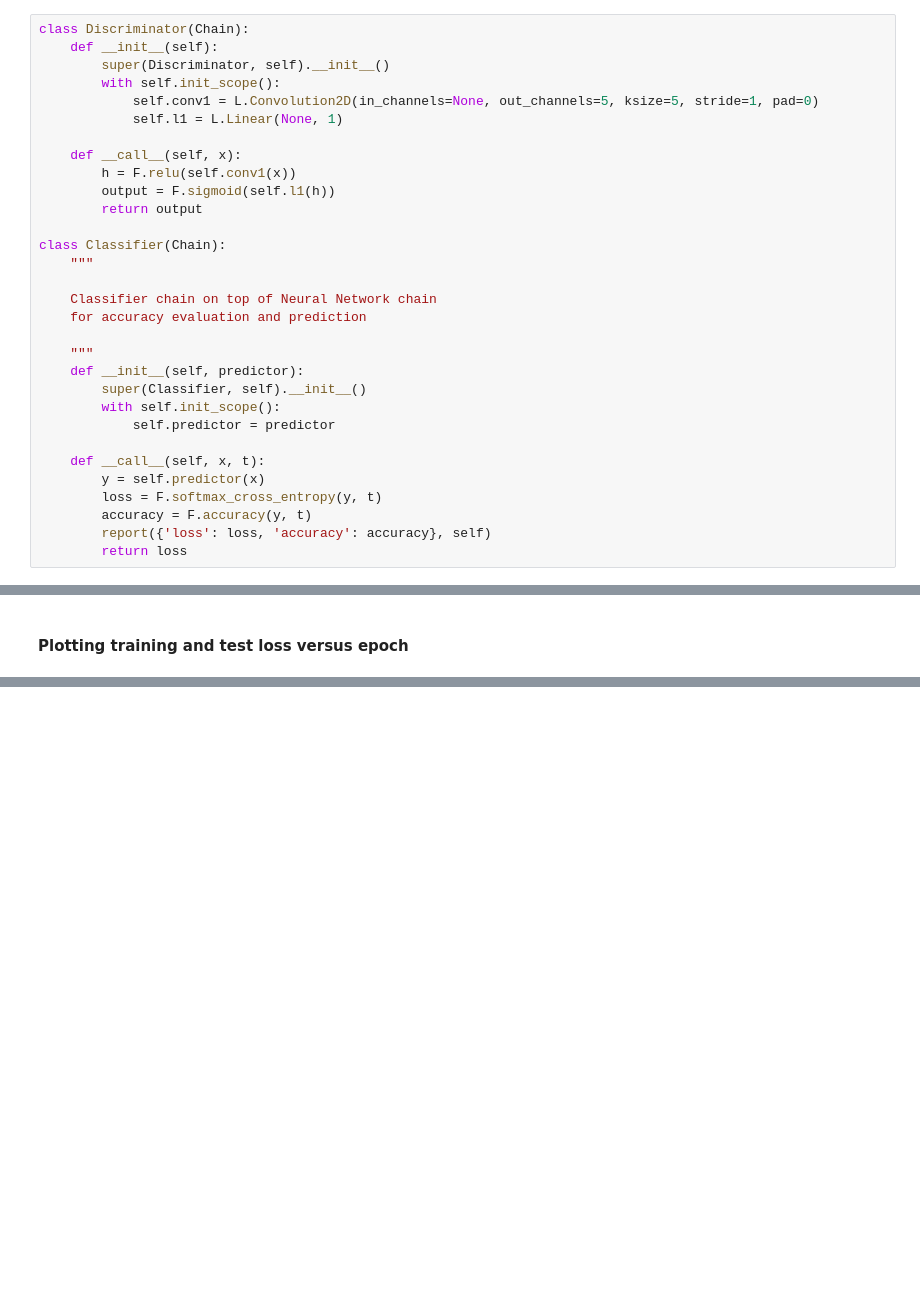
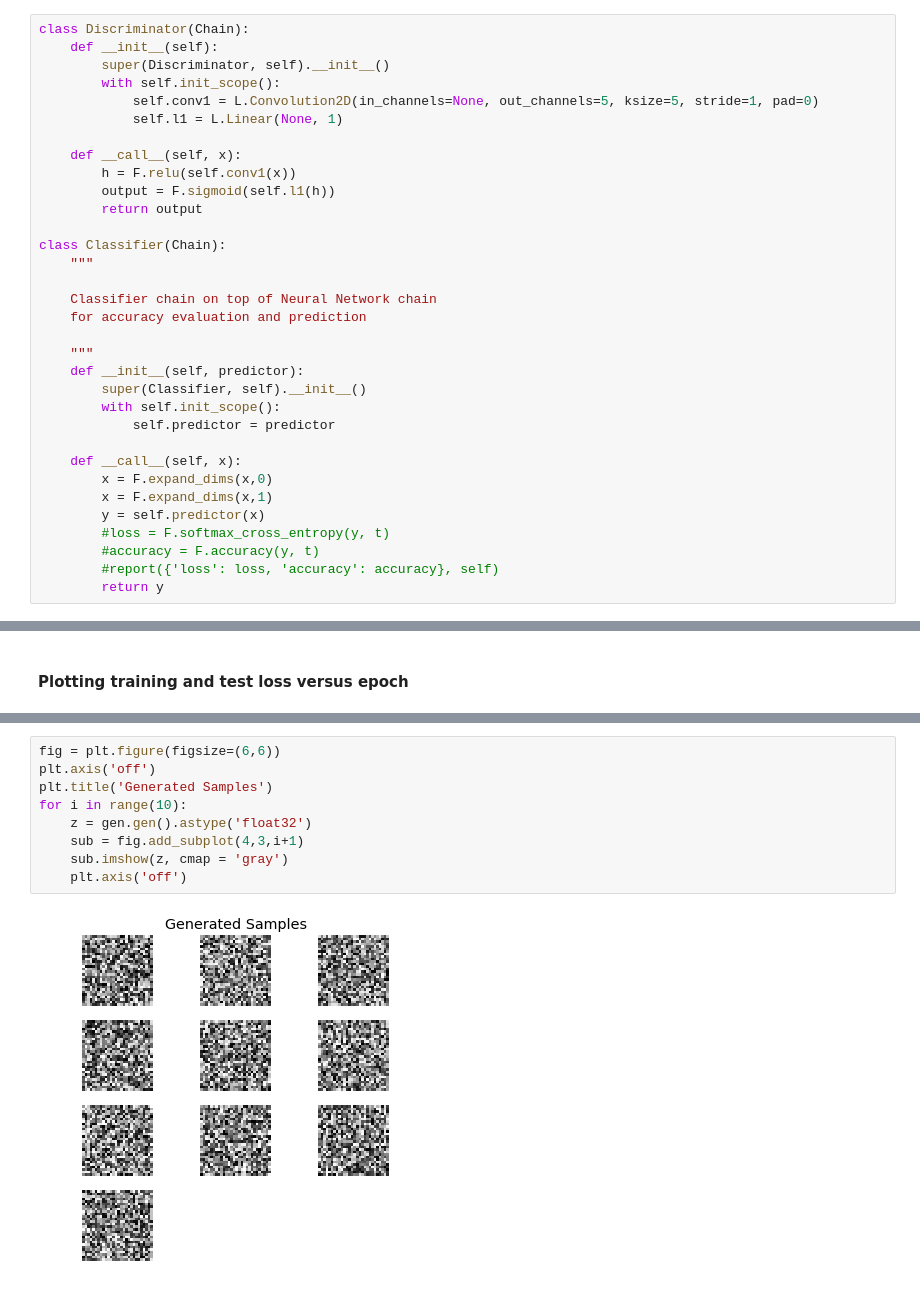
Before and after one commit to pieterwolfert/ccn, a Jupyter notebook: assignment6/Assignment6.ipynb, the cells around one changed output, grey strips where cells are left out. Drawn from its saved outputs; the diff is of its cells as text; blank space fills up the shorter version.

```diff
--- a/assignment6/Assignment6.ipynb
+++ b/assignment6/Assignment6.ipynb
@@ -87,12 +88,14 @@ class Classifier(Chain):
         with self.init_scope():
             self.predictor = predictor
 
-    def __call__(self, x, t):
+    def __call__(self, x):
+        x = F.expand_dims(x,0)
+        x = F.expand_dims(x,1)
         y = self.predictor(x)
-        loss = F.softmax_cross_entropy(y, t)
-        accuracy = F.accuracy(y, t)
-        report({'loss': loss, 'accuracy': accuracy}, self)
-        return loss
+        #loss = F.softmax_cross_entropy(y, t)
+        #accuracy = F.accuracy(y, t)
+        #report({'loss': loss, 'accuracy': accuracy}, self)
+        return y
 # %% [markdown]
 #### Training set creation
 # %%
@@ -130,0 +167,11 @@ for x in range(epochs):
+# %%
+fig = plt.figure(figsize=(6,6))
+plt.axis('off')
+plt.title('Generated Samples')
+for i in range(10):
+    z = gen.gen().astype('float32')
+    sub = fig.add_subplot(4,3,i+1)
+    sub.imshow(z, cmap = 'gray')
+    plt.axis('off')
+# %% [output]
+[figure, added]
```
Also changed, not shown: parts of 4 cells of this notebook, 1 other file.
